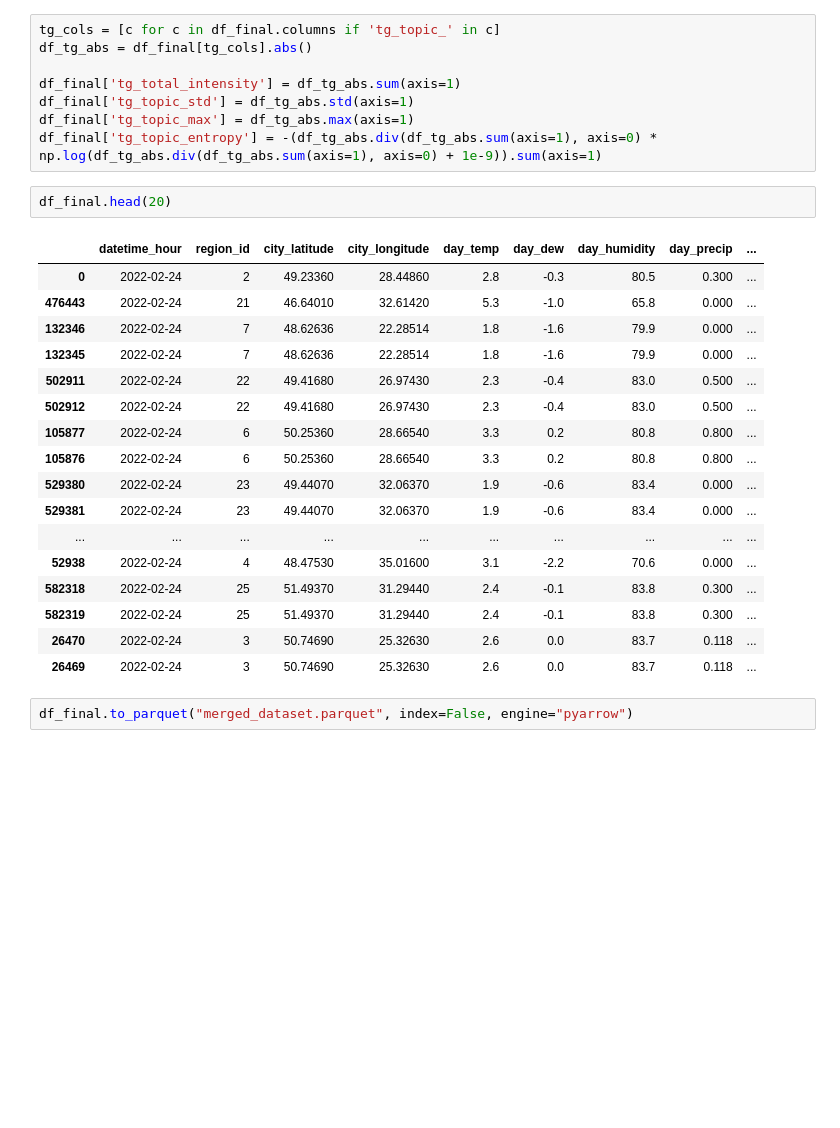
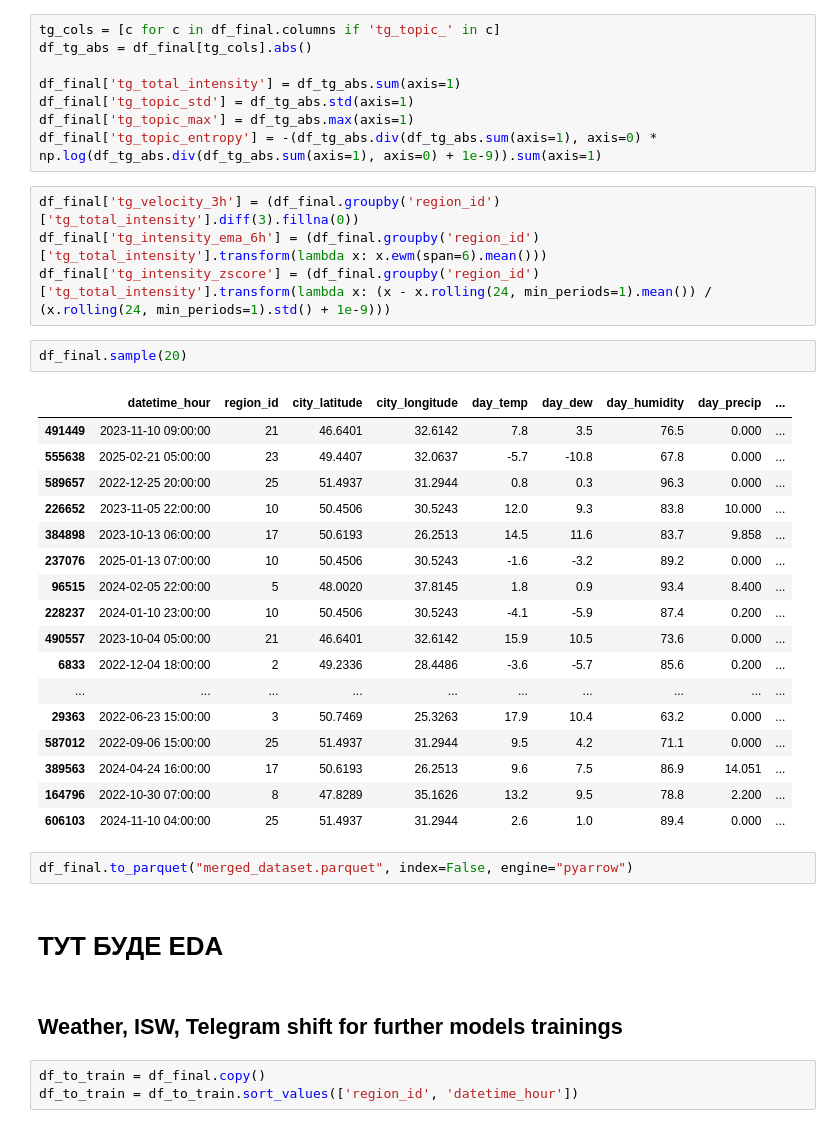
Before and after one commit to khorunzhaviktoriia/war-events-predictor-saas, a Jupyter notebook: forecasting/data_merge_feature_engineering.ipynb, the cells around one changed output. Cells and saved outputs as stored; diff of their text form; blank space fills up the shorter version.

Commit message:
Final dataset for training model + Shifts separated before EDA

```diff
--- a/forecasting/data_merge_feature_engineering.ipynb
+++ b/forecasting/data_merge_feature_engineering.ipynb
@@ -440,25 +442,36 @@ df_final['tg_total_intensity'] = df_tg_abs.sum(axis=1)
 df_final['tg_topic_std'] = df_tg_abs.std(axis=1)
 df_final['tg_topic_max'] = df_tg_abs.max(axis=1)
 df_final['tg_topic_entropy'] = -(df_tg_abs.div(df_tg_abs.sum(axis=1), axis=0) * np.log(df_tg_abs.div(df_tg_abs.sum(axis=1), axis=0) + 1e-9)).sum(axis=1)
+# %%
+df_final['tg_velocity_3h'] = (df_final.groupby('region_id')['tg_total_intensity'].diff(3).fillna(0))
+df_final['tg_intensity_ema_6h'] = (df_final.groupby('region_id')['tg_total_intensity'].transform(lambda x: x.ewm(span=6).mean()))
+df_final['tg_intensity_zscore'] = (df_final.groupby('region_id')['tg_total_intensity'].transform(lambda x: (x - x.rolling(24, min_periods=1).mean()) / (x.rolling(24, min_periods=1).std() + 1e-9)))
 # %%
-df_final.head(20)
+df_final.sample(20)
 # %% [output]
 |  | datetime_hour | region_id | city_latitude | city_longitude | day_temp | day_dew | day_humidity | day_precip | ... |
-| 0 | 2022-02-24 | 2 | 49.23360 | 28.44860 | 2.8 | -0.3 | 80.5 | 0.300 | ... |
-| 476443 | 2022-02-24 | 21 | 46.64010 | 32.61420 | 5.3 | -1.0 | 65.8 | 0.000 | ... |
-| 132346 | 2022-02-24 | 7 | 48.62636 | 22.28514 | 1.8 | -1.6 | 79.9 | 0.000 | ... |
-| 132345 | 2022-02-24 | 7 | 48.62636 | 22.28514 | 1.8 | -1.6 | 79.9 | 0.000 | ... |
-| 502911 | 2022-02-24 | 22 | 49.41680 | 26.97430 | 2.3 | -0.4 | 83.0 | 0.500 | ... |
-| 502912 | 2022-02-24 | 22 | 49.41680 | 26.97430 | 2.3 | -0.4 | 83.0 | 0.500 | ... |
-| 105877 | 2022-02-24 | 6 | 50.25360 | 28.66540 | 3.3 | 0.2 | 80.8 | 0.800 | ... |
-| 105876 | 2022-02-24 | 6 | 50.25360 | 28.66540 | 3.3 | 0.2 | 80.8 | 0.800 | ... |
-| 529380 | 2022-02-24 | 23 | 49.44070 | 32.06370 | 1.9 | -0.6 | 83.4 | 0.000 | ... |
-| 529381 | 2022-02-24 | 23 | 49.44070 | 32.06370 | 1.9 | -0.6 | 83.4 | 0.000 | ... |
+| 491449 | 2023-11-10 09:00:00 | 21 | 46.6401 | 32.6142 | 7.8 | 3.5 | 76.5 | 0.000 | ... |
+| 555638 | 2025-02-21 05:00:00 | 23 | 49.4407 | 32.0637 | -5.7 | -10.8 | 67.8 | 0.000 | ... |
+| 589657 | 2022-12-25 20:00:00 | 25 | 51.4937 | 31.2944 | 0.8 | 0.3 | 96.3 | 0.000 | ... |
+| 226652 | 2023-11-05 22:00:00 | 10 | 50.4506 | 30.5243 | 12.0 | 9.3 | 83.8 | 10.000 | ... |
+| 384898 | 2023-10-13 06:00:00 | 17 | 50.6193 | 26.2513 | 14.5 | 11.6 | 83.7 | 9.858 | ... |
+| 237076 | 2025-01-13 07:00:00 | 10 | 50.4506 | 30.5243 | -1.6 | -3.2 | 89.2 | 0.000 | ... |
+| 96515 | 2024-02-05 22:00:00 | 5 | 48.0020 | 37.8145 | 1.8 | 0.9 | 93.4 | 8.400 | ... |
+| 228237 | 2024-01-10 23:00:00 | 10 | 50.4506 | 30.5243 | -4.1 | -5.9 | 87.4 | 0.200 | ... |
+| 490557 | 2023-10-04 05:00:00 | 21 | 46.6401 | 32.6142 | 15.9 | 10.5 | 73.6 | 0.000 | ... |
+| 6833 | 2022-12-04 18:00:00 | 2 | 49.2336 | 28.4486 | -3.6 | -5.7 | 85.6 | 0.200 | ... |
 | ... | ... | ... | ... | ... | ... | ... | ... | ... | ... |
-| 52938 | 2022-02-24 | 4 | 48.47530 | 35.01600 | 3.1 | -2.2 | 70.6 | 0.000 | ... |
-| 582318 | 2022-02-24 | 25 | 51.49370 | 31.29440 | 2.4 | -0.1 | 83.8 | 0.300 | ... |
-| 582319 | 2022-02-24 | 25 | 51.49370 | 31.29440 | 2.4 | -0.1 | 83.8 | 0.300 | ... |
-| 26470 | 2022-02-24 | 3 | 50.74690 | 25.32630 | 2.6 | 0.0 | 83.7 | 0.118 | ... |
-| 26469 | 2022-02-24 | 3 | 50.74690 | 25.32630 | 2.6 | 0.0 | 83.7 | 0.118 | ... |
+| 29363 | 2022-06-23 15:00:00 | 3 | 50.7469 | 25.3263 | 17.9 | 10.4 | 63.2 | 0.000 | ... |
+| 587012 | 2022-09-06 15:00:00 | 25 | 51.4937 | 31.2944 | 9.5 | 4.2 | 71.1 | 0.000 | ... |
+| 389563 | 2024-04-24 16:00:00 | 17 | 50.6193 | 26.2513 | 9.6 | 7.5 | 86.9 | 14.051 | ... |
+| 164796 | 2022-10-30 07:00:00 | 8 | 47.8289 | 35.1626 | 13.2 | 9.5 | 78.8 | 2.200 | ... |
+| 606103 | 2024-11-10 04:00:00 | 25 | 51.4937 | 31.2944 | 2.6 | 1.0 | 89.4 | 0.000 | ... |
 # %%
 df_final.to_parquet("merged_dataset.parquet", index=False, engine="pyarrow")
+# %% [markdown]
+# ТУТ БУДЕ EDA
+# %% [markdown]
+## Weather, ISW, Telegram shift for further models trainings
+# %%
+df_to_train = df_final.copy()
+df_to_train = df_to_train.sort_values(['region_id', 'datetime_hour'])
```
Also changed, not shown: parts of 14 cells of this notebook.
